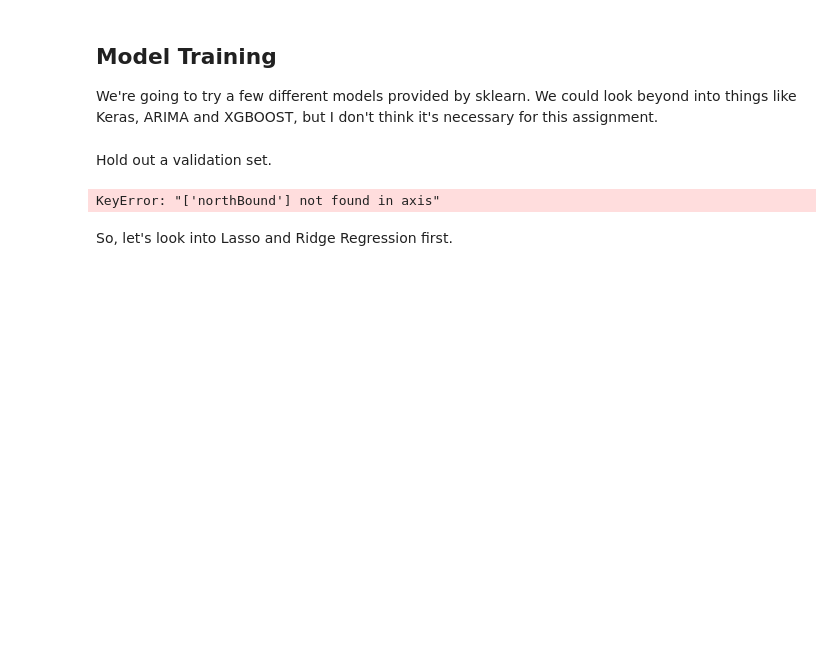
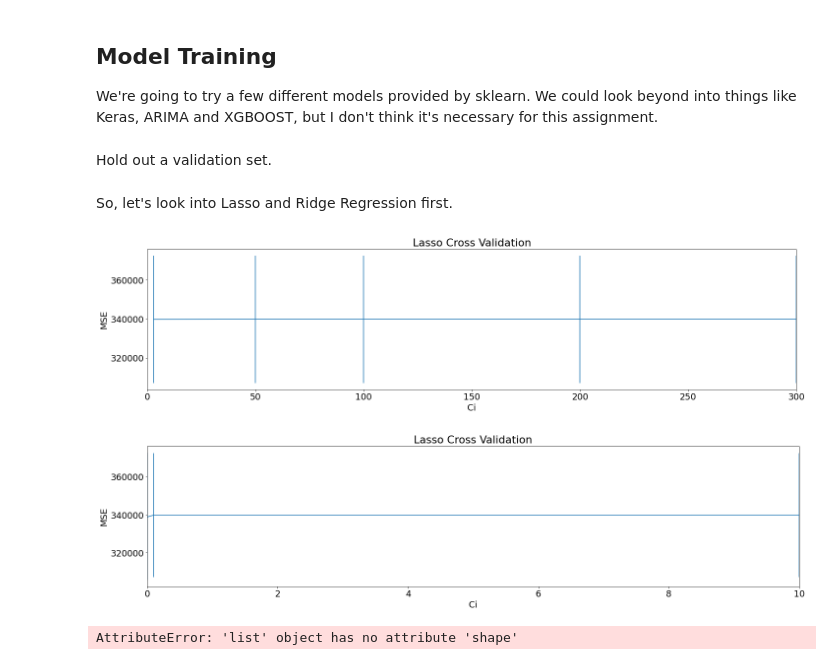
Before and after one commit to tmulligan98/Machine-Learning-Main-Project, a Jupyter notebook: scripts/notebook.ipynb, the cells around one changed output. Saved outputs shown, nothing was run; the diff lists cells and outputs as text; code cells hidden in the pictures; blank space fills up the shorter version.

```diff
--- a/scripts/notebook.ipynb
+++ b/scripts/notebook.ipynb
@@ -172,9 +180,9 @@ Let's add the mean rolling window as a feature
 # %%
-# Northbound
-df_north['window_mean'] = df_north['northBound'].rolling(window = 2).mean()
-df_north['window_mean'] = df_north['window_mean'].fillna(0)
-performance(df_north, "northBound")
-# Southbound
-df_south['window_mean'] = df_south['southBound'].rolling(window = 2).mean()
-df_south['window_mean'] = df_south['window_mean'].fillna(0)
-performance(df_south, "southBound")
+# # Northbound
+# df_north['window_mean'] = df_north['northBound'].rolling(window = 2).mean()
+# df_north['window_mean'] = df_north['window_mean'].fillna(0)
+# performance(df_north, "northBound")
+# # Southbound
+# df_south['window_mean'] = df_south['southBound'].rolling(window = 2).mean()
+# df_south['window_mean'] = df_south['window_mean'].fillna(0)
+# performance(df_south, "southBound")
@@ -190,21 +195,21 @@ This performance is particularly good for such a basic model!
 We're going to try a few different models provided by sklearn. We could look beyond into things like Keras, ARIMA and XGBOOST, but I don't think it's necessary for this assignment.
 # %% [markdown]
 Hold out a validation set.
+# %%
+# We're going to hold out 12 hours of data points to predict on!~
+def train_test_split(X,y,test_size):
+	return (X[:-test_size, :], X[-test_size:, :], y[:-test_size], y[-test_size:])
 # %%
-from sklearn.model_selection import train_test_split
-
 # Target Variable
-y_north = df_north["northBound"]
-y_south = df_south["southBound"]
+y_north = df_north["northBound"].to_numpy()
+y_south = df_south["southBound"].to_numpy()
 
 # Feature Vectors
 X_north = df_north.drop(columns=["northBound"]).to_numpy()
 X_south = df_south.drop(columns=["southBound"]).to_numpy()
 
 # Hold out a validation set
-X_north, X_north_val, y_north, y_north_val = train_test_split(X_north, y_north, test_size=0.1, shuffle=False)
-X_south, X_south_val, y_south, y_south_val = train_test_split(X_south, y_south, test_size=0.1, shuffle=False)
+(X_north, X_north_val, y_north, y_north_val) = train_test_split(X_north, y_north, test_size=12)
+(X_south, X_south_val, y_south, y_south_val) = train_test_split(X_south, y_south, test_size=12)
-# %% [output]
-KeyError: "['northBound'] not found in axis"
 # %% [markdown]
 So, let's look into Lasso and Ridge Regression first.
@@ -212,0 +216,7 @@ from sklearn.linear_model import Ridge, Lasso
+# %%
+from models import evaluate_lasso_hyperparams, evaluate_ridge_hyperparams
+evaluate_lasso_hyperparams(X_north,y_north, [3,50,100,200,300])
+evaluate_ridge_hyperparams(X_north,y_north, [0.000001,0.0001,0.1,10])
+# %% [output]
+[figure, added]
+[figure, added]
@@ -212,0 +226,5 @@ from sklearn.linear_model import Ridge, Lasso
+# %%
+from utilities import n_one_step_ahead_prediction
+predictions = n_one_step_ahead_prediction(neighbors_model, X_north_val, n=12)
+# %% [output]
+AttributeError: 'list' object has no attribute 'shape'
```
Also changed, not shown: parts of 15 cells of this notebook, 9 other files.
